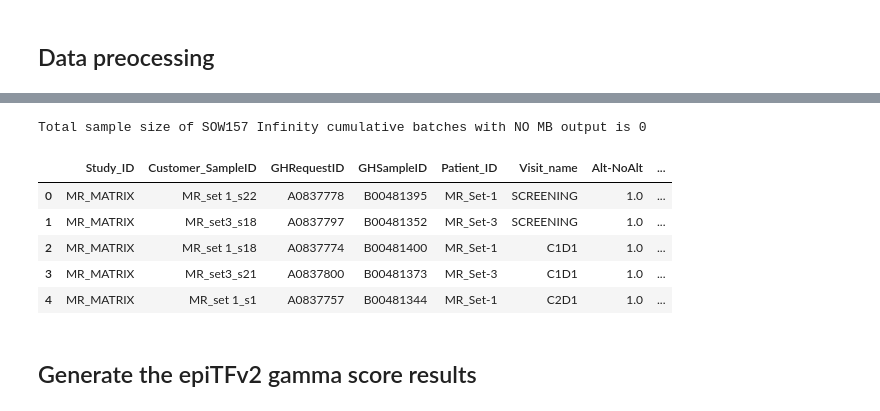
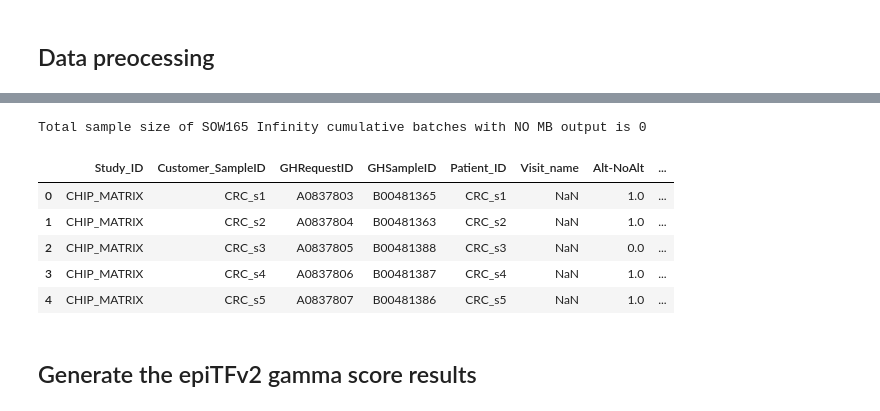
Before and after one commit to gh-hazhang/scripts, a Jupyter notebook: AZ_TFv2_update_crossSOW_09042024.ipynb, the cells around one changed output, grey strips where cells are left out. Cells and saved outputs as stored; diff of their text form; code cells hidden in the pictures.

```diff
--- a/AZ_TFv2_update_crossSOW_09042024.ipynb
+++ b/AZ_TFv2_update_crossSOW_09042024.ipynb
@@ -1423,9 +1584,9 @@ df_sow164_dedup.head()
 # %%
 # Pull "runid" from ghdb
-df_sow164_1 = df_sow164_dedup.copy()
+df_sow165_1 = df_sow165_dedup.copy()
 
 # Define the IDs you want to query for
-ids = tuple(df_sow164_1['GHSampleID'].unique())
+ids = tuple(df_sow165_1['GHSampleID'].unique())
 
 # Generate the SQL query string
 query = "SELECT * FROM gh_sample WHERE run_sample_id IN {}".format(ids)
@@ -1436,7 +1597,7 @@ sample_df.head()
 
 # Merge "runid"
 sample_df = sample_df.rename(columns={"run_sample_id": "GHSampleID"})
-df_sow164_1 = df_sow164_1.merge(sample_df[['GHSampleID', 'runid']], on = 'GHSampleID', how = "left")
-df_sow164_1.head()
+df_sow165_1 = df_sow165_1.merge(sample_df[['GHSampleID', 'runid']], on = 'GHSampleID', how = "left")
+df_sow165_1.head()
 # %% [output]
 |  | Study_ID | Customer_SampleID | GHRequestID | GHSampleID | Patient_ID | Visit_name | Alt-NoAlt | ... |
@@ -1494,10 +1655,10 @@ def add_fc_dir_column(df):
     return df, df_no_fc_dir
 
 # Generate the new dataframe
-df_sow164_2, df_no_found = add_fc_dir_column(df_sow164_1)
+df_sow165_2, df_no_found = add_fc_dir_column(df_sow165_1)
 
-print("Total sample size of SOW164 Infinity cumulative batches with fc_dir is " + str(df_sow164_1.shape[0]) + "\n")
-print("Total sample size of SOW164 Infinity cumulative batches with NO fc_dir is " + str(df_no_found.shape[0]) + "\n")
+print("Total sample size of SOW165 Infinity cumulative batches with fc_dir is " + str(df_sow165_2.shape[0]) + "\n")
+print("Total sample size of SOW165 Infinity cumulative batches with NO fc_dir is " + str(df_no_found.shape[0]) + "\n")
 
-df_sow164_2.head()
+df_sow165_2.head()
 # %% [output]
@@ -1526,8 +1687,8 @@ def run_bip_epigenomics_module_wrapper_slurm(sample_meta_df, workdir):
     parameter_set_yaml = "/ghsfa/projects/pharma/projects/sirius_pharma/hazhang_projects/AZ_TFv2_update_crossSOW_09042024/bip-products/Sirius_LDT_Soft/Sirius_LDT_Soft.yaml" # branch Sirius 1.6
 
 
-    jobs_dir = f"{workdir}/MB_module_SOW164_jobs"
-    output_dir = f"{workdir}/MB_module_SOW164_output"
+    jobs_dir = f"{workdir}/MB_module_SOW165_jobs"
+    output_dir = f"{workdir}/MB_module_SOW165_output"
 
     # Check and create directories if not exists
     if not os.path.exists(jobs_dir):
@@ -1579,7 +1740,7 @@ def run_bip_epigenomics_module_wrapper_slurm(sample_meta_df, workdir):
             # print(job_output)
         os.system(f"sbatch {job_file}")
 # %%
-#run the function to generate all the MB S3 Lung caller ouputs for SOW164 batch
-run_bip_epigenomics_module_wrapper_slurm(df_sow164_2,
+#run the function to generate all the MB S3 caller ouputs for this sow
+run_bip_epigenomics_module_wrapper_slurm(df_sow165_2,
                       f"{work_dir}")
 # %% [output]
@@ -1603,47 +1764,47 @@ Submitted batch job 86951331
 # %%
-# Retrieve MB S3 Pancancer caller score
+# Retrieve MB S3 crc caller score
 
-df_sow164_3 = df_sow164_2.copy()
+df_sow165_3 = df_sow165_2.copy()
 
-df_sow164_3["MB_pancancer_score"] = np.nan
+df_sow165_3["MB_crc_score"] = np.nan
 
-mb_caller_result_folder = f"{work_dir}/MB_module_SOW164_output"
+mb_caller_result_folder = f"{work_dir}/MB_module_SOW165_output"
 problematic_rows = []  # List to store indices of problematic rows
 
-for index, crc_row in df_sow164_3.iterrows():
+for index, crc_row in df_sow165_3.iterrows():
     run_sample_id = crc_row["GHSampleID"]
-    msre_mr_file = f"{mb_caller_result_folder}/{run_sample_id}/{run_sample_id}/{run_sample_id}.msre_pancancer_call.hdr.tsv"
+    msre_mr_file = f"{mb_caller_result_folder}/{run_sample_id}/{run_sample_id}/{run_sample_id}.msre_crc_call.hdr.tsv"
 
     try:
         msre_df = pd.read_table(msre_mr_file)
 
         if not msre_df.empty:
-            df_sow164_3.at[index, "MB_pancancer_score"] = msre_df.loc[0, "methyl_score"]
+            df_sow165_3.at[index, "MB_crc_score"] = msre_df.loc[0, "methyl_score"]
 
         else:
             # Add the index to the list if msre_df is empty
             problematic_rows.append(index)
 
     except Exception as e:
         # Add the index to the list if there is any other exception
         problematic_rows.append(index)
         print(f"Error processing file {msre_mr_file}: {str(e)}")
 
 # Create a DataFrame with the indices of the problematic rows
-df_problematic = df_sow164_3.loc[problematic_rows]
+df_problematic = df_sow165_3.loc[problematic_rows]
 
-print("Total sample size of SOW157 Infinity cumulative batches with NO MB output is " + str(df_problematic.shape[0]) + "\n")
+print("Total sample size of SOW165 Infinity cumulative batches with NO MB output is " + str(df_problematic.shape[0]) + "\n")
 
 # Returning the DataFrame with problematic rows
-df_sow164_3.head()
+df_sow165_3.head()
 # %% [output]
-Total sample size of SOW157 Infinity cumulative batches with NO MB output is 0
+Total sample size of SOW165 Infinity cumulative batches with NO MB output is 0
 |  | Study_ID | Customer_SampleID | GHRequestID | GHSampleID | Patient_ID | Visit_name | Alt-NoAlt | ... |
-| 0 | MR_MATRIX | MR_set 1_s22 | A0837778 | B00481395 | MR_Set-1 | SCREENING | 1.0 | ... |
-| 1 | MR_MATRIX | MR_set3_s18 | A0837797 | B00481352 | MR_Set-3 | SCREENING | 1.0 | ... |
-| 2 | MR_MATRIX | MR_set 1_s18 | A0837774 | B00481400 | MR_Set-1 | C1D1 | 1.0 | ... |
-| 3 | MR_MATRIX | MR_set3_s21 | A0837800 | B00481373 | MR_Set-3 | C1D1 | 1.0 | ... |
-| 4 | MR_MATRIX | MR_set 1_s1 | A0837757 | B00481344 | MR_Set-1 | C2D1 | 1.0 | ... |
+| 0 | CHIP_MATRIX | CRC_s1 | A0837803 | B00481365 | CRC_s1 | NaN | 1.0 | ... |
+| 1 | CHIP_MATRIX | CRC_s2 | A0837804 | B00481363 | CRC_s2 | NaN | 1.0 | ... |
+| 2 | CHIP_MATRIX | CRC_s3 | A0837805 | B00481388 | CRC_s3 | NaN | 0.0 | ... |
+| 3 | CHIP_MATRIX | CRC_s4 | A0837806 | B00481387 | CRC_s4 | NaN | 1.0 | ... |
+| 4 | CHIP_MATRIX | CRC_s5 | A0837807 | B00481386 | CRC_s5 | NaN | 1.0 | ... |
 # %% [markdown]
 ## Generate the epiTFv2 gamma score results
 # %%
```
Also changed, not shown: parts of 367 cells of this notebook, 38 other files.
